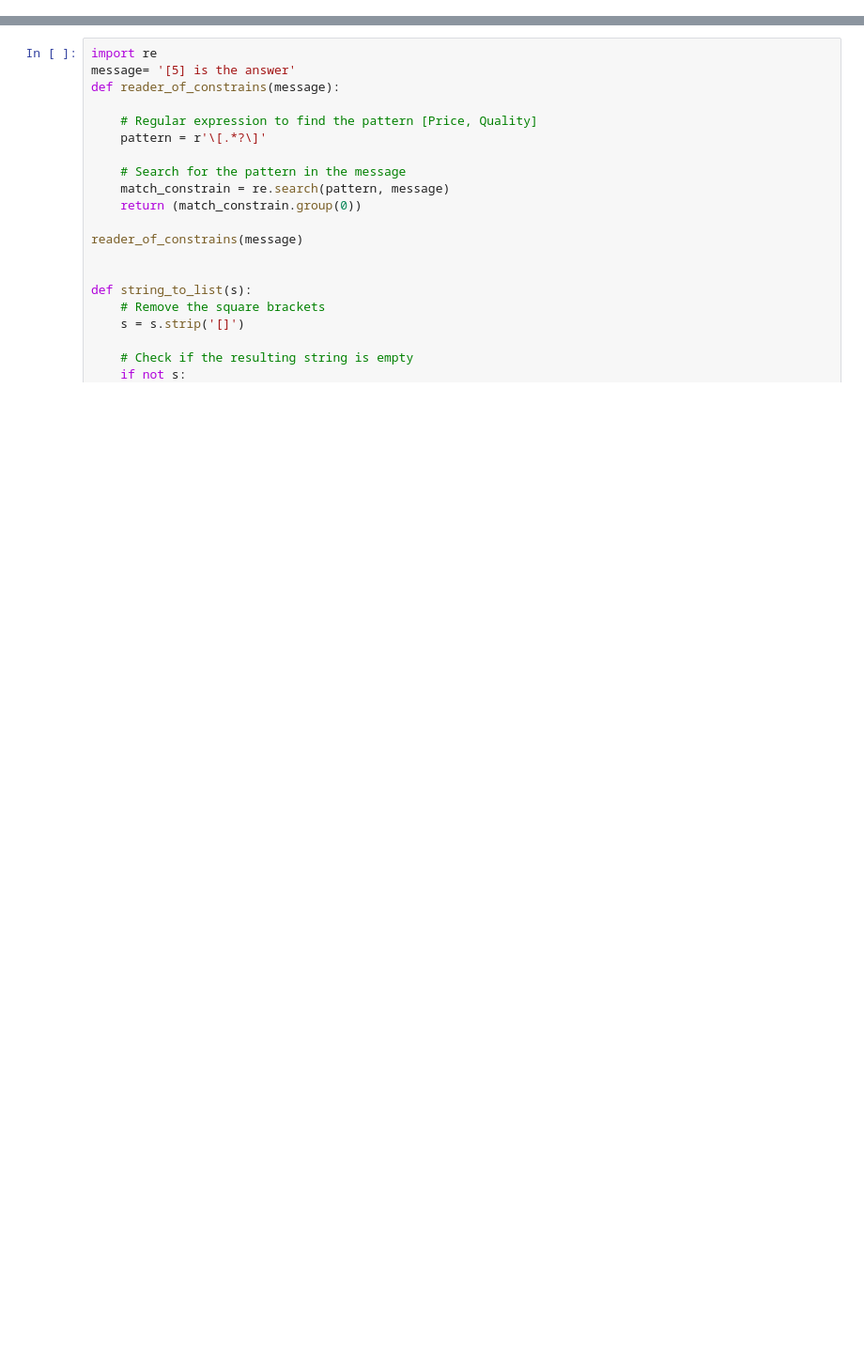
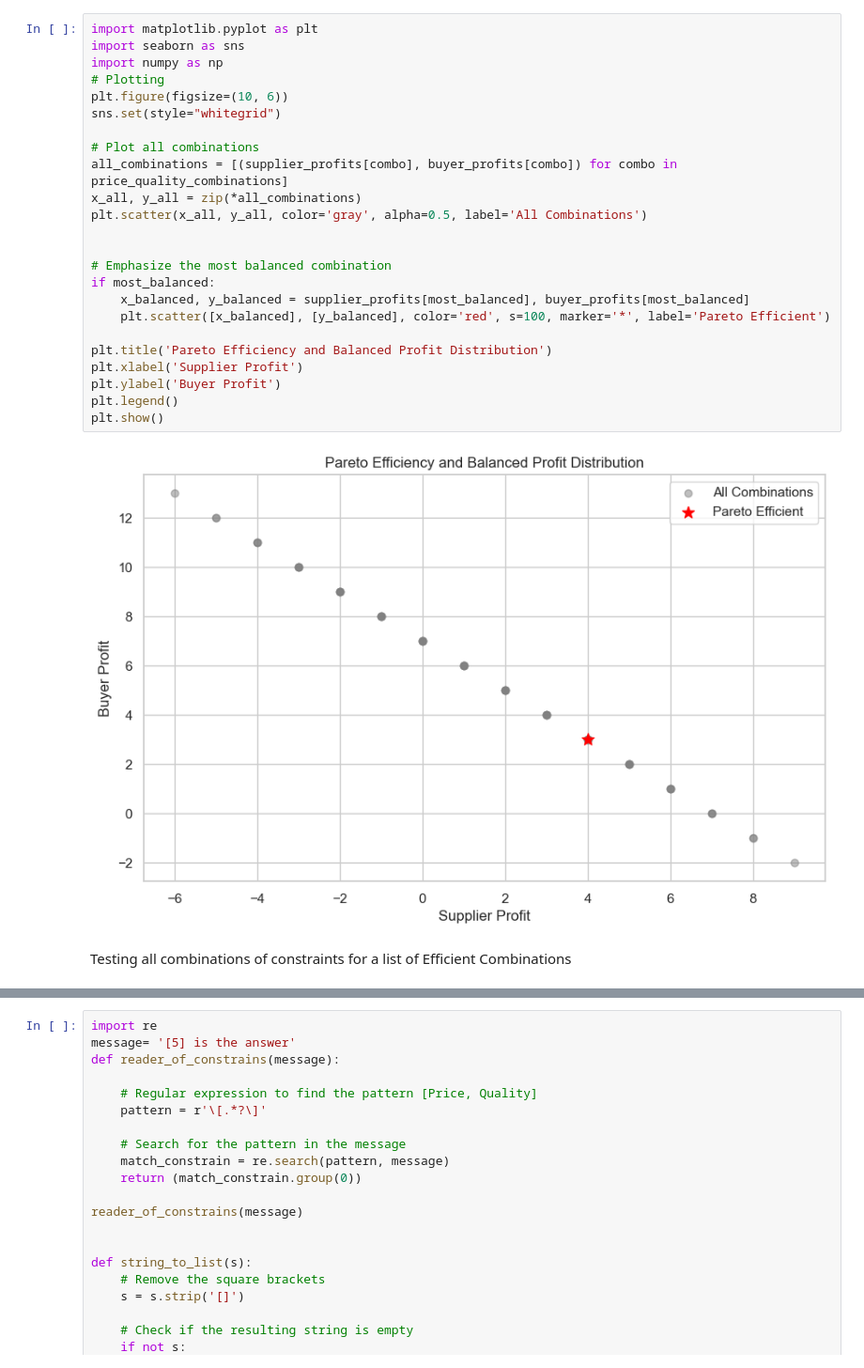
Before and after one commit to MrGarrido/LLM_Negotiations, a Jupyter notebook: test.ipynb, the cells around one changed output, grey strips where cells are left out. Shown at 94% size. Cells and saved outputs as stored; diff of their text form; blank space fills up the shorter version.

```diff
--- a/test.ipynb
+++ b/test.ipynb
@@ -0,0 +215,28 @@
+# %%
+import matplotlib.pyplot as plt
+import seaborn as sns
+import numpy as np
+# Plotting
+plt.figure(figsize=(10, 6))
+sns.set(style="whitegrid")
+
+# Plot all combinations
+all_combinations = [(supplier_profits[combo], buyer_profits[combo]) for combo in price_quality_combinations]
+x_all, y_all = zip(*all_combinations)
+plt.scatter(x_all, y_all, color='gray', alpha=0.5, label='All Combinations')
+
+
+# Emphasize the most balanced combination
+if most_balanced:
+    x_balanced, y_balanced = supplier_profits[most_balanced], buyer_profits[most_balanced]
+    plt.scatter([x_balanced], [y_balanced], color='red', s=100, marker='*', label='Pareto Efficient')
+
+plt.title('Pareto Efficiency and Balanced Profit Distribution')
+plt.xlabel('Supplier Profit')
+plt.ylabel('Buyer Profit')
+plt.legend()
+plt.show()
+# %% [output]
+[figure, added]
+# %% [markdown]
+Testing all combinations of constraints for a list of Efficient Combinations
```
Also changed, not shown: parts of 13 cells of this notebook, 26 other files.
